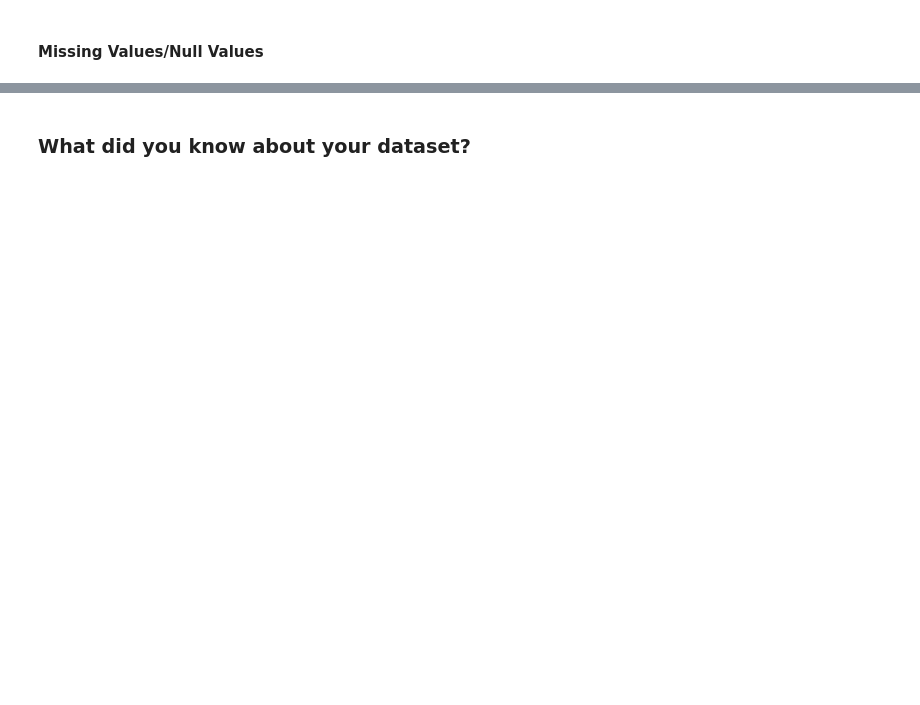
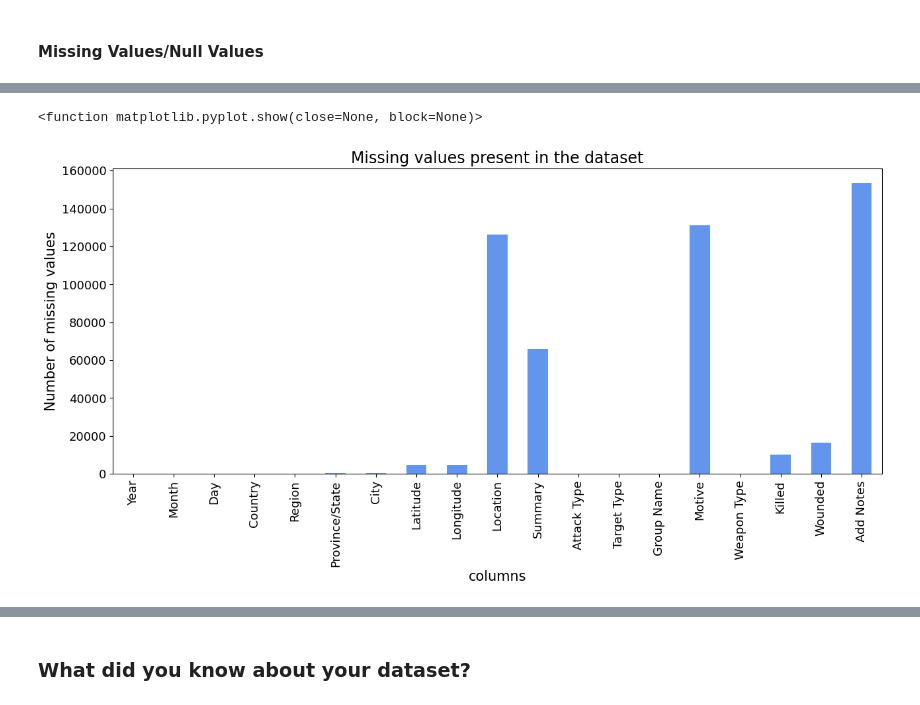
Before and after one commit to amolwagh77/Exploratory-Data-Analysis---Global-Terrorism, a Jupyter notebook: Sample EDA Submission Template.ipynb, the cells around one changed output, grey strips where cells are left out. Cells and saved outputs as stored; diff of their text form; code cells hidden in the pictures; blank space fills up the shorter version.

Commit message:
data wrangling is done

```diff
--- a/Sample EDA Submission Template.ipynb
+++ b/Sample EDA Submission Template.ipynb
@@ -99,0 +129,12 @@ data.shape
+# %%
+
+data=data[["iyear","imonth","iday","country_txt","region_txt","provstate","city",
+       "latitude","longitude","location","summary","attacktype1_txt","targtype1_txt",
+       "gname","motive","weaptype1_txt","nkill","nwound","addnotes"]]
+# %%
+data.rename(columns={"iyear":"Year","imonth":"Month","iday":"Day","country_txt":"Country",
+                   "region_txt":"Region","provstate":"Province/State","city":"City",
+                   "latitude":"Latitude","longitude":"Longitude","location":"Location",
+                   "summary":"Summary","attacktype1_txt":"Attack Type","targtype1_txt":"Target Type",
+                   "gname":"Group Name","motive":"Motive","weaptype1_txt":"Weapon Type",
+                   "nkill":"Killed","nwound":"Wounded","addnotes":"Add Notes"},inplace=True)
@@ -109,3 +174,6 @@ data.shape
 #### Missing Values/Null Values
 # %%
 # Missing Values/Null Values Count
+
+missing_values=data.isnull().sum()
+missing_values
@@ -113,0 +201,11 @@ data.shape
+# %%
+# Visualizing the missing values
+
+missing_values.plot(kind='bar',color="cornflowerblue",figsize=(15,6),fontsize=13)
+plt.xlabel('columns',fontsize=15)
+plt.ylabel('Number of missing values',fontsize=15)
+plt.title('Missing values present in the dataset',fontsize=17)
+plt.show
+# %% [output]
+<function matplotlib.pyplot.show(close=None, block=None)>
+[figure, added]
```
Also changed, not shown: parts of 31 cells of this notebook.
